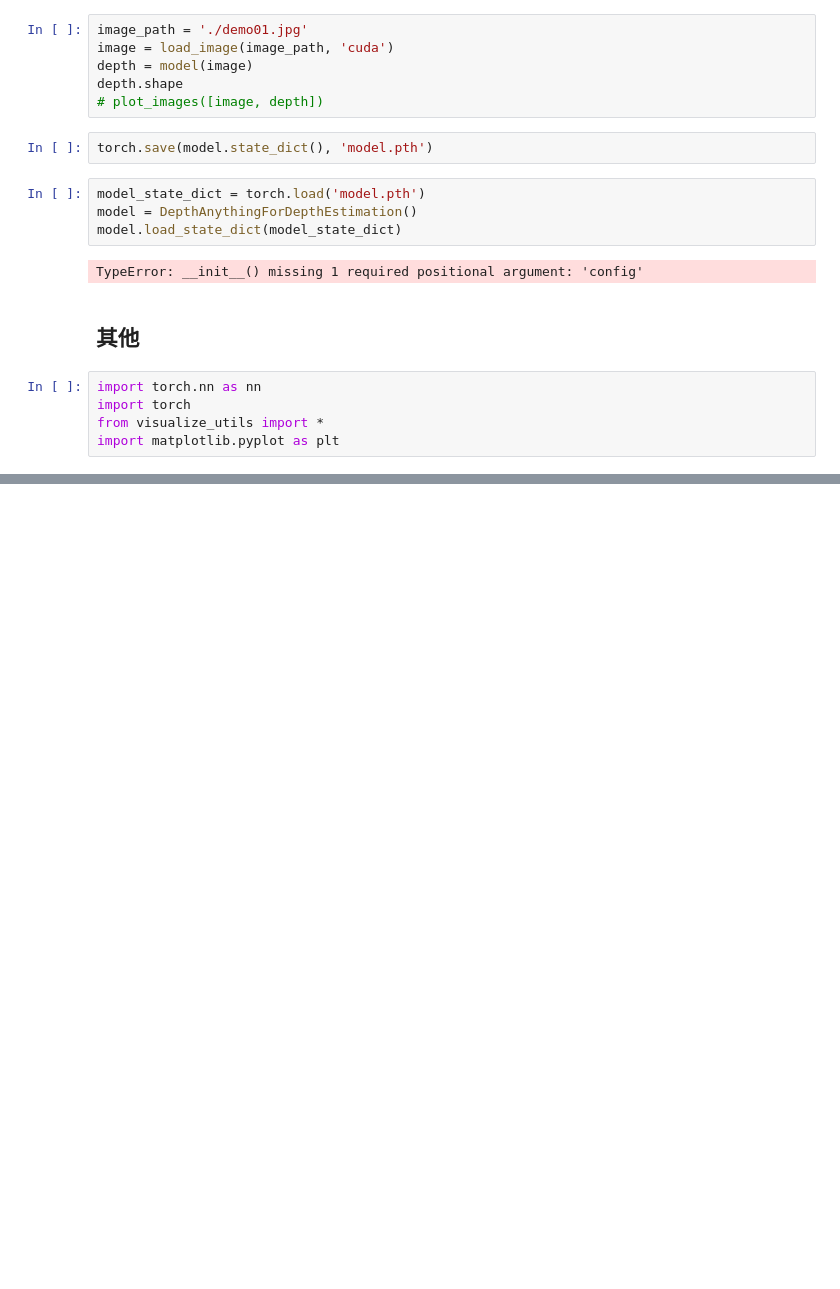
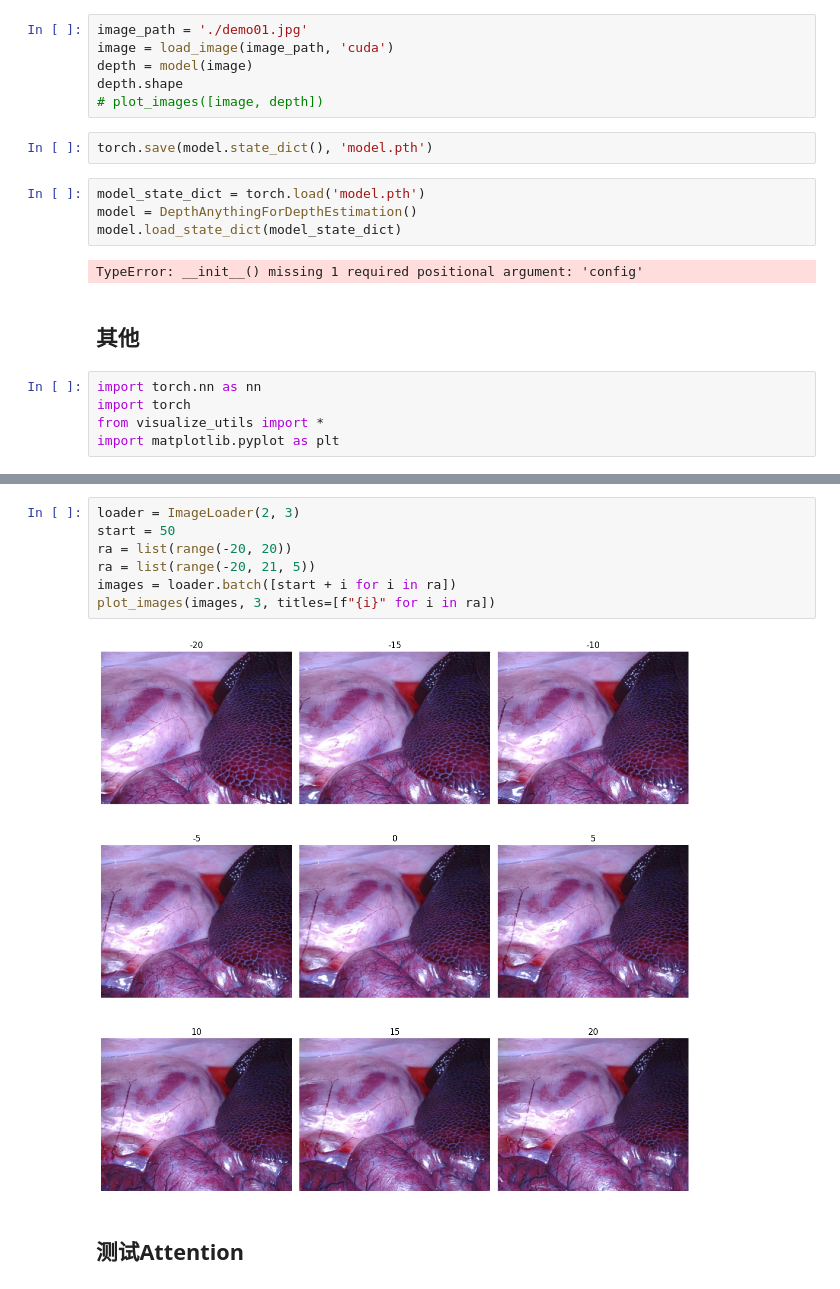
Before and after one commit to Leonardo-Zhou/my-est-v6, a Jupyter notebook: test.ipynb, the cells around one changed output, grey strips where cells are left out. Drawn from its saved outputs; the diff is of its cells as text; blank space fills up the shorter version.

```diff
--- a/test.ipynb
+++ b/test.ipynb
@@ -146,0 +197,11 @@ torch.Size([1, 1, 3, 3])
+# %%
+loader = ImageLoader(2, 3)
+start = 50
+ra = list(range(-20, 20))
+ra = list(range(-20, 21, 5))
+images = loader.batch([start + i for i in ra])
+plot_images(images, 3, titles=[f"{i}" for i in ra])
+# %% [output]
+[figure, added]
+# %% [markdown]
+## 测试Attention
```
Also changed, not shown: parts of 14 cells of this notebook, 16 other files.
